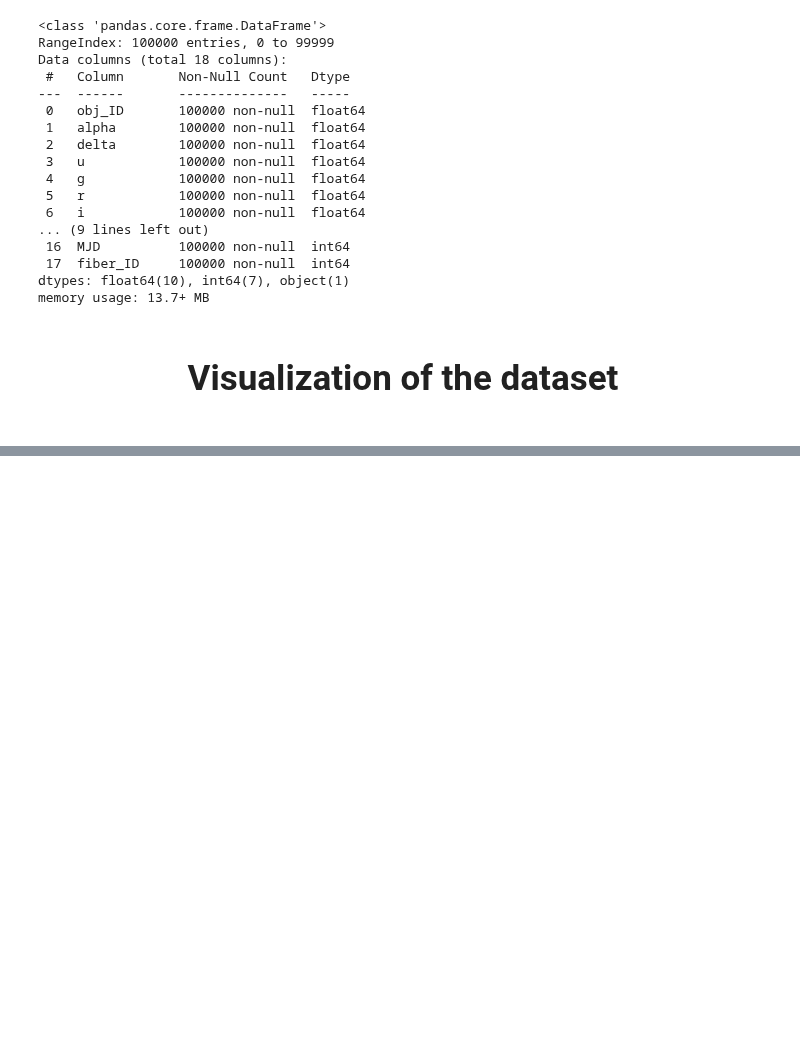
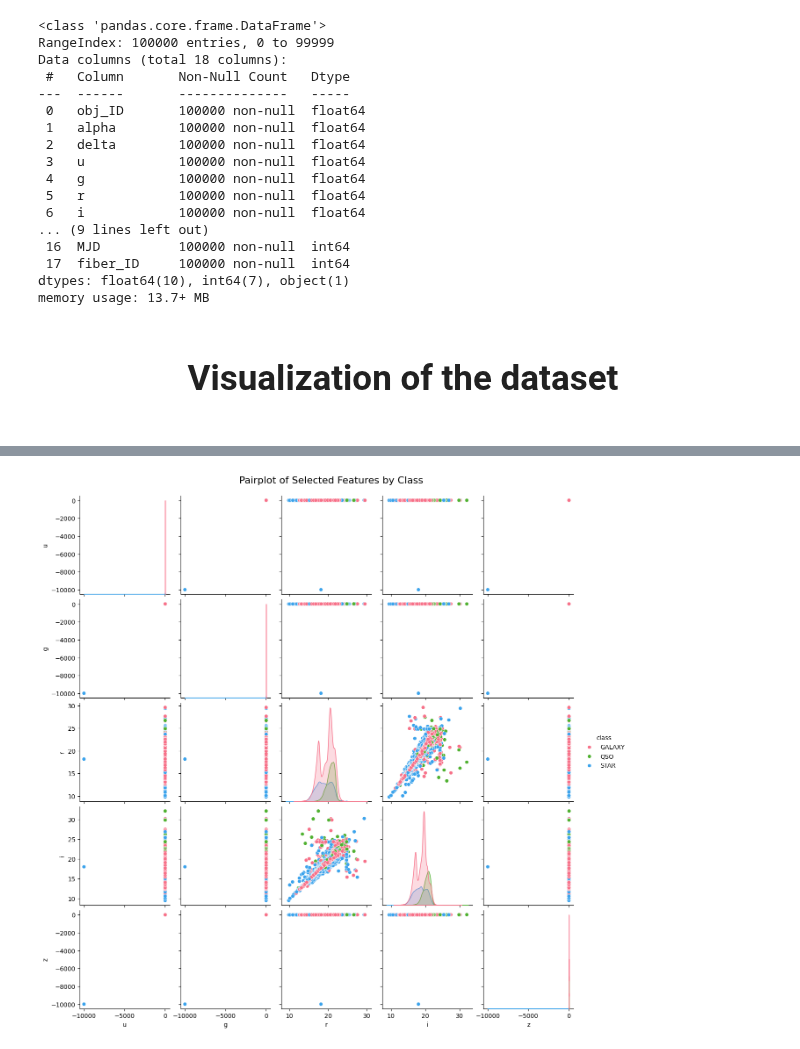
Before and after one commit to Mortti11/Deep_Learning, a Jupyter notebook: classification/classification_ann.ipynb, the cells around one changed output, grey strips where cells are left out. Cells and saved outputs as stored; diff of their text form; code cells hidden in the pictures; blank space fills up the shorter version.

```diff
--- a/classification/classification_ann.ipynb
+++ b/classification/classification_ann.ipynb
@@ -171,0 +219,8 @@ memory usage: 13.7+ MB
+# %%
+# Pairplot for selected features to visualize class separation
+selected_features = ['u', 'g', 'r', 'i', 'z']
+sns.pairplot(df[selected_features + ['class']], hue='class', palette='husl', diag_kind='kde')
+plt.suptitle('Pairplot of Selected Features by Class', y=1.02, fontsize=16)
+plt.show()
+# %% [output]
+[figure, added]
```
Also changed, not shown: parts of 15 cells of this notebook.
